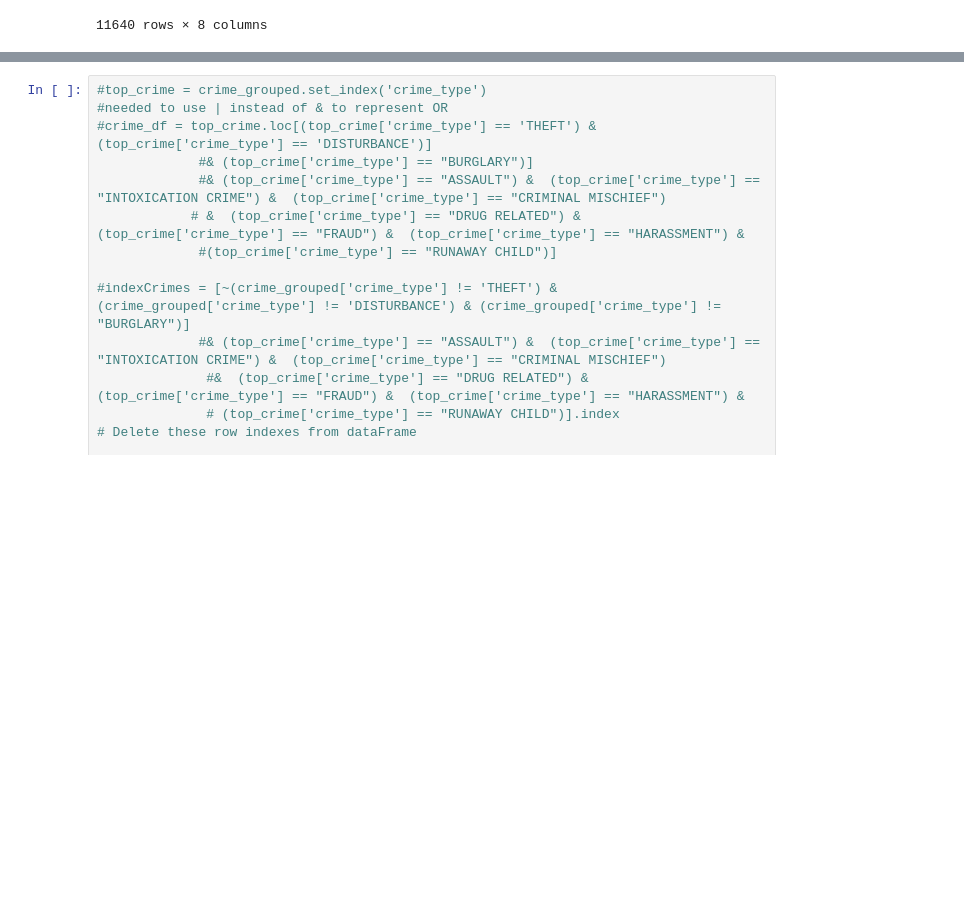
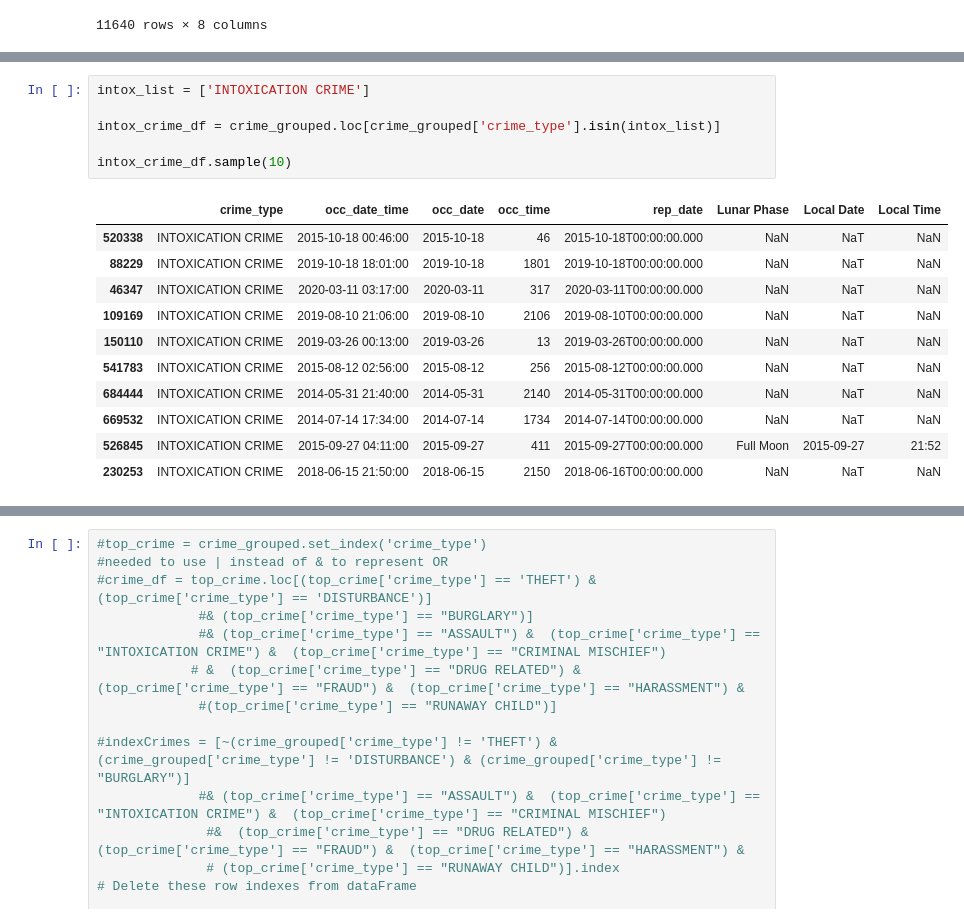
Before and after one commit to flashforward89/Project-1, a Jupyter notebook: Erin Folder/Crime_MoonPhase.ipynb, the cells around one changed output, grey strips where cells are left out. Drawn from its saved outputs; the diff is of its cells as text; blank space fills up the shorter version.

```diff
--- a/Erin Folder/Crime_MoonPhase.ipynb
+++ b/Erin Folder/Crime_MoonPhase.ipynb
@@ -293,3 +330,21 @@ crime_df.sample(50)
 | 402628 | BURGLARY | 2016-11-02 08:00:00 | 2016-11-02 | 800 | 2016-11-02T00:00:00.000 | NaN | NaT | NaN |
 | 388024 | THEFT | 2016-12-21 22:30:00 | 2016-12-21 | 2230 | 2016-12-22T00:00:00.000 | NaN | NaT | NaN |
 | 324246 | BURGLARY | 2017-07-15 20:00:00 | 2017-07-15 | 2000 | 2017-07-17T00:00:00.000 | NaN | NaT | NaN |
+# %%
+intox_list = ['INTOXICATION CRIME']
+
+intox_crime_df = crime_grouped.loc[crime_grouped['crime_type'].isin(intox_list)]
+
+intox_crime_df.sample(10)
+# %% [output]
+|  | crime_type | occ_date_time | occ_date | occ_time | rep_date | Lunar Phase | Local Date | Local Time |
+| 520338 | INTOXICATION CRIME | 2015-10-18 00:46:00 | 2015-10-18 | 46 | 2015-10-18T00:00:00.000 | NaN | NaT | NaN |
+| 88229 | INTOXICATION CRIME | 2019-10-18 18:01:00 | 2019-10-18 | 1801 | 2019-10-18T00:00:00.000 | NaN | NaT | NaN |
+| 46347 | INTOXICATION CRIME | 2020-03-11 03:17:00 | 2020-03-11 | 317 | 2020-03-11T00:00:00.000 | NaN | NaT | NaN |
+| 109169 | INTOXICATION CRIME | 2019-08-10 21:06:00 | 2019-08-10 | 2106 | 2019-08-10T00:00:00.000 | NaN | NaT | NaN |
+| 150110 | INTOXICATION CRIME | 2019-03-26 00:13:00 | 2019-03-26 | 13 | 2019-03-26T00:00:00.000 | NaN | NaT | NaN |
+| 541783 | INTOXICATION CRIME | 2015-08-12 02:56:00 | 2015-08-12 | 256 | 2015-08-12T00:00:00.000 | NaN | NaT | NaN |
+| 684444 | INTOXICATION CRIME | 2014-05-31 21:40:00 | 2014-05-31 | 2140 | 2014-05-31T00:00:00.000 | NaN | NaT | NaN |
+| 669532 | INTOXICATION CRIME | 2014-07-14 17:34:00 | 2014-07-14 | 1734 | 2014-07-14T00:00:00.000 | NaN | NaT | NaN |
+| 526845 | INTOXICATION CRIME | 2015-09-27 04:11:00 | 2015-09-27 | 411 | 2015-09-27T00:00:00.000 | Full Moon | 2015-09-27 | 21:52 |
+| 230253 | INTOXICATION CRIME | 2018-06-15 21:50:00 | 2018-06-15 | 2150 | 2018-06-16T00:00:00.000 | NaN | NaT | NaN |
```
Also changed, not shown: parts of 6 cells of this notebook.
